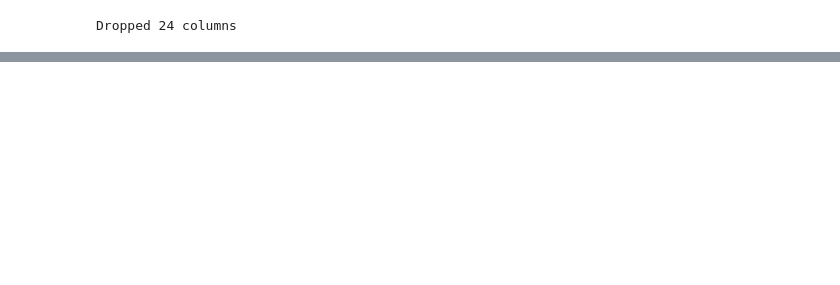
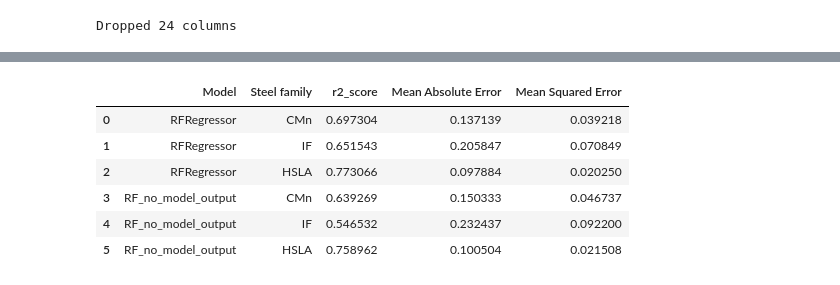
Before and after one commit to TonnyLe14/master-thesis, a Jupyter notebook: RFRegression.ipynb, the cells around one changed output, grey strips where cells are left out. Cells and saved outputs as stored; diff of their text form; code cells hidden in the pictures; blank space fills up the shorter version.

Commit message:
finish results table

```diff
--- a/RFRegression.ipynb
+++ b/RFRegression.ipynb
@@ -241,0 +231,24 @@ KeyError: 'test_r2'
+# %%
+all_models = {'RFRegressor': tmp1, 'RF_no_model_output': tmp2}
+data = []
+for model, metrics in all_models.items():
+    for category, values in metrics.items():
+        data.append({
+            'Model': model,
+            'Steel family': category,
+            'r2_score': values.get('test_r2'),
+            'Mean Absolute Error': values.get('test_mae'),
+            'Mean Squared Error': values.get('test_mse')
+        })
+
+df = pd.DataFrame(data)
+df.to_csv('rf_results.csv', index=False)
+df
+# %% [output]
+|  | Model | Steel family | r2_score | Mean Absolute Error | Mean Squared Error |
+| 0 | RFRegressor | CMn | 0.697304 | 0.137139 | 0.039218 |
+| 1 | RFRegressor | IF | 0.651543 | 0.205847 | 0.070849 |
+| 2 | RFRegressor | HSLA | 0.773066 | 0.097884 | 0.020250 |
+| 3 | RF_no_model_output | CMn | 0.639269 | 0.150333 | 0.046737 |
+| 4 | RF_no_model_output | IF | 0.546532 | 0.232437 | 0.092200 |
+| 5 | RF_no_model_output | HSLA | 0.758962 | 0.100504 | 0.021508 |
```
Also changed, not shown: parts of 5 cells of this notebook, 5 other files.
